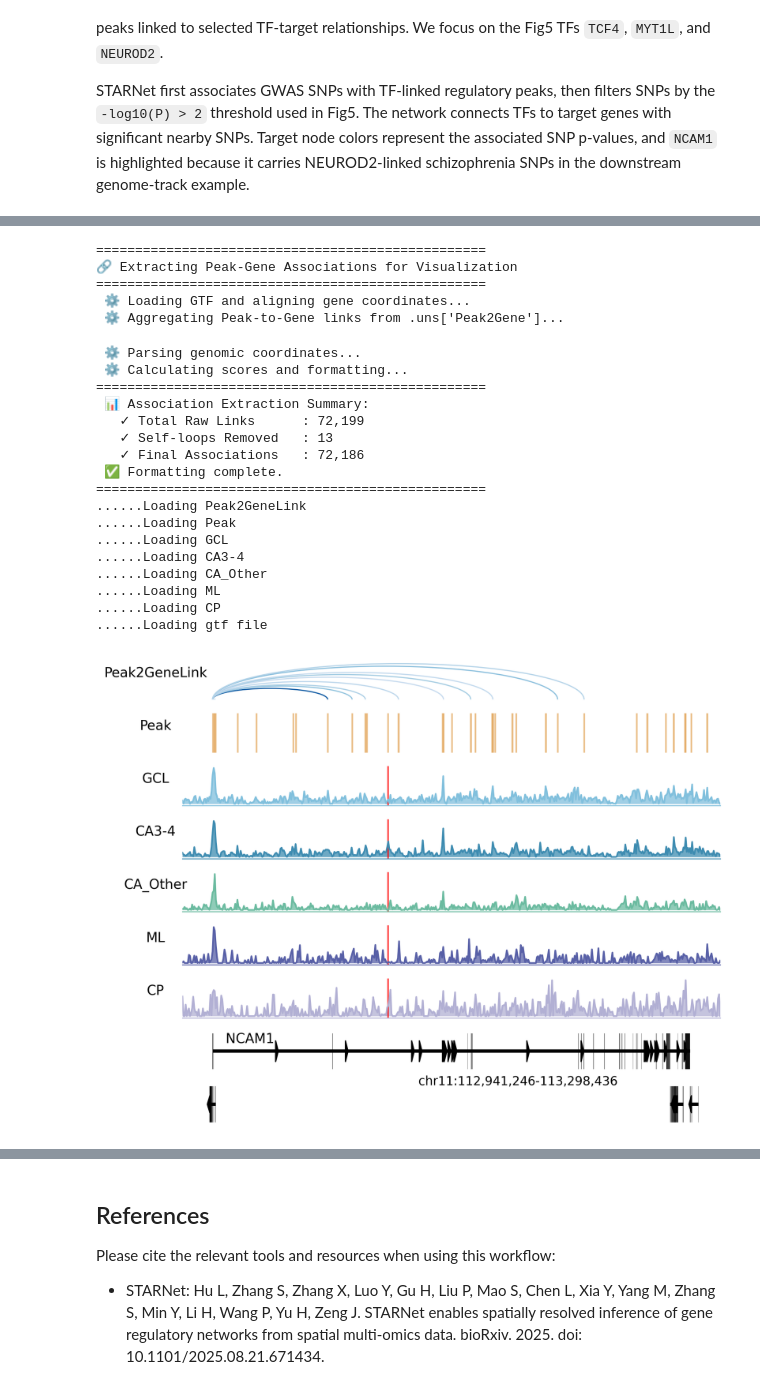
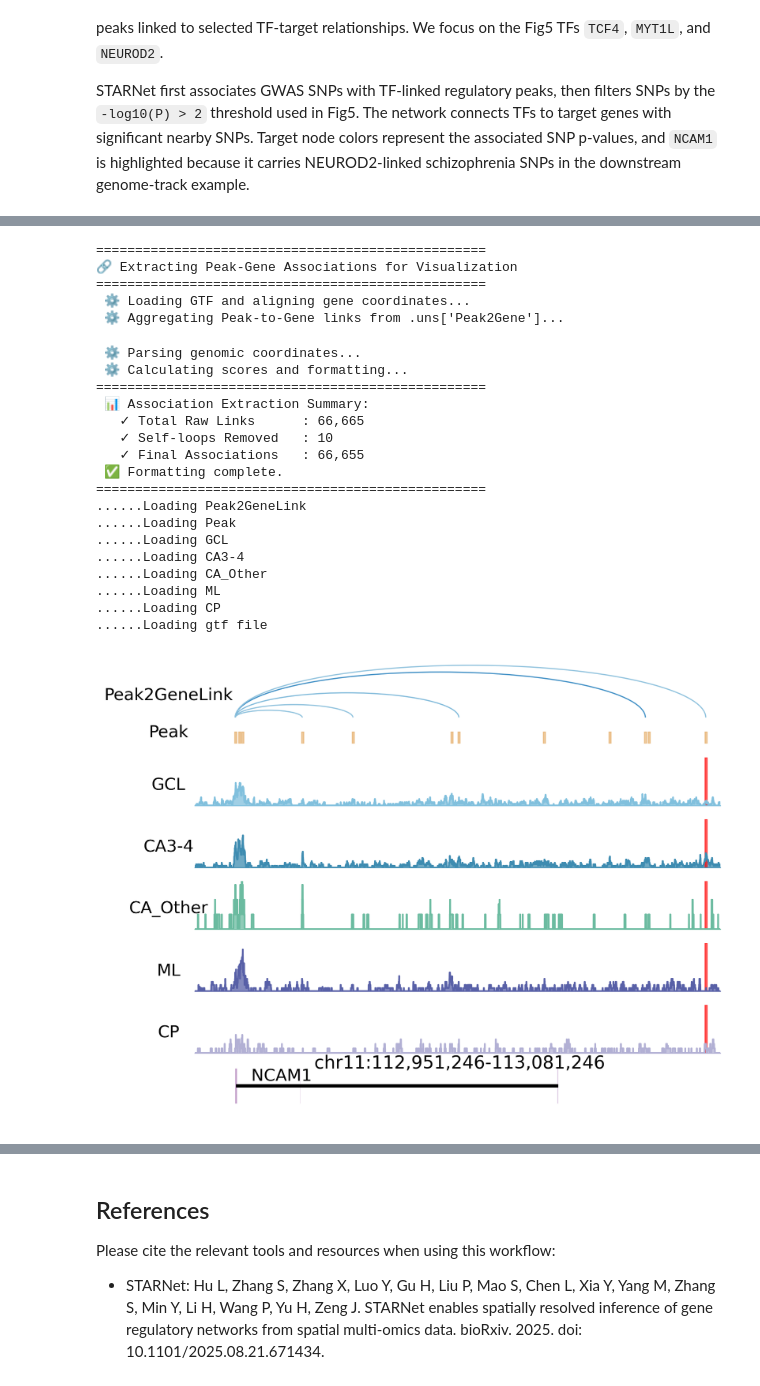
Before and after one commit to DBinary/STARNet_tutorials, a Jupyter notebook: docs/tutorials/Application_GWAS_Analysis.ipynb, the cells around one changed output, grey strips where cells are left out. Saved outputs shown, nothing was run; the diff lists cells and outputs as text; code cells hidden in the pictures.

```diff
--- a/docs/tutorials/Application_GWAS_Analysis.ipynb
+++ b/docs/tutorials/Application_GWAS_Analysis.ipynb
@@ -53,8 +52,7 @@ We load the STARNet-processed human hippocampus AnnData object from `Drive`. The
 
 The Leiden clusters are mapped to hippocampal domains using the Fig5 annotation scheme. We also define a merged `CA3-4 & GCL` domain for the GRN-level Cauchy combination test, following the reference analysis.
 # %%
-adata_rna = sc.read_h5ad(f"{DATA_DIR}/tmp_fig4_rna.h5ad")
-adata_rna.uns["grn"] = {"adata_nlog10_pval": sc.read_h5ad(GRN_SCORE_PATH).T}
+adata_rna = sc.read_h5ad(f"{DATA_DIR}/adata_rna_GRN.h5ad")
 adata_rna.obsm["spatial"] = rotate_points_90_degrees_counterclockwise(adata_rna.obsm["spatial"])
 
 cluster2annotation_id = {
@@ -265,9 +300,22 @@ The highlighted interval marks the NEUROD2-associated regulatory region near `NC
 # %%
 gtf_df = ST.pp.load_gtf(GTF_PATH, adata_rna.var_names)
 peak2gene = ST.pp.extract_peak_gene_associations(adata_rna, gtf_file=GTF_PATH)
+peak2gene_link_path = f"{DATA_DIR}/peak2gene.links"
+peak2gene.to_csv(peak2gene_link_path, sep="	", index=False)
+
+peak = [113077429, 113077930]
+ncam1_peak_link = peak2gene[
+    (peak2gene["chrom_y"] == "chr11")
+    & (peak2gene["chromStart_y"] == peak[0])
+    & (peak2gene["chromEnd_y"] == peak[1])
+    & (peak2gene["chrom_x"] == "chr11")
+    & (peak2gene["chromStart_x"] == 112961246)
+]
+if ncam1_peak_link.empty:
+    raise ValueError("The Fig5 NCAM1 peak-to-gene link is missing from the extracted links.")
 
 track_files = {
-    "Peak2GeneLink": f"{DATA_DIR}/peak2gene.links",
+    "Peak2GeneLink": peak2gene_link_path,
     "Peak": f"{DATA_DIR}/ATAC/peaks.bed",
     "GCL": f"{DATA_DIR}/ATAC/GCL.bw",
     "CA3-4": f"{DATA_DIR}/ATAC/CA3_4.bw",
@@ -280,54 +328,64 @@ track.read()
 track.load_gtf(GTF_PATH)
 
 gene = "NCAM1"
-peak = [113077429, 113077930]
-
 loc = gtf_df.loc[gene]
 chrom = loc["chrom"]
-
-chrom_start = min(int(loc["chromStart"]), peak[0]) - 20000
-chrom_end = max(int(loc["chromEnd"]), peak[1]) + 20000
+chrom_start = int(loc["chromStart"]) - 10000
+chrom_end = int(loc["chromStart"]) + 120000
+subplot_height_ratios = [1.2, 0.25, 1, 1, 1, 1, 1, 0.8, 0]
 
 fig, ax = track.plot_track(
     chrom=chrom,
     chromstart=chrom_start,
     chromend=chrom_end,
-    nbins=500,
+    nbins=int((chrom_end - chrom_start) / 10),
     plot_names=["Peak2GeneLink", "Peak", "GCL", "CA3-4", "CA_Other", "ML", "CP"],
     figwidth=8,
     figheight=5,
     value_type="sum",
+    subplot_height_ratios=subplot_height_ratios,
     color_dict={"Peak": "#E19D49", **DOMAIN_COLORS},
-    region_dict={"NEUROD2 peak": peak},
-    region_color_dict={"NEUROD2 peak": "#FF0000"},
+    region_dict={"region1": peak},
+    region_color_dict={"region1": "#FF0000"},
     prefered_name="gene_name",
+    ymax=20,
+    text_height=1,
+    text_length=0.5,
+    plus_gtf_color="#C19CC8",
+    minus_gtf_color="#9DB1DF",
+    ylabel_coords=(-0.05, 0.25),
+    text_fontsize=15,
+    title_location=0.9,
+    cmap=plt.cm.Blues,
+    plot_arrow=False,
+    vmax=2,
     spines=False,
     plot_ymax=False,
 )
 
-plt.suptitle(f"{chrom}:{chrom_start:,}-{chrom_end:,}", x=0.82, y=0.12, fontsize=11, ha="right")
+plt.suptitle(f"{chrom}:{chrom_start:,}-{chrom_end:,}", x=0.8, y=0.15, fontsize=16, ha="right")
 plt.show()
 # %% [output]
 ==================================================
 🔗 Extracting Peak-Gene Associations for Visualization
 ==================================================
  ⚙️ Loading GTF and aligning gene coordinates...
  ⚙️ Aggregating Peak-to-Gene links from .uns['Peak2Gene']...
  ⚙️ Parsing genomic coordinates...
  ⚙️ Calculating scores and formatting...
 ==================================================
  📊 Association Extraction Summary:
-   ✓ Total Raw Links      : 72,199
-   ✓ Self-loops Removed   : 13
-   ✓ Final Associations   : 72,186
+   ✓ Total Raw Links      : 66,665
+   ✓ Self-loops Removed   : 10
+   ✓ Final Associations   : 66,655
  ✅ Formatting complete.
 ==================================================
 ......Loading Peak2GeneLink
 ......Loading Peak
 ......Loading GCL
 ......Loading CA3-4
 ......Loading CA_Other
 ......Loading ML
 ......Loading CP
 ......Loading gtf file
-[figure, old version]
+[figure, new version]
```
Also changed, not shown: parts of 8 cells of this notebook, 1 other file.
